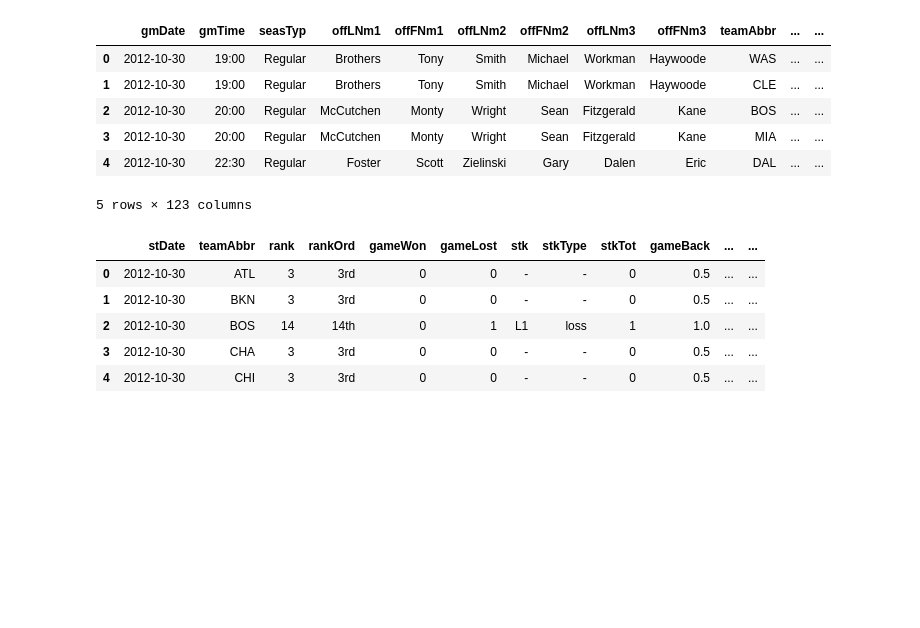
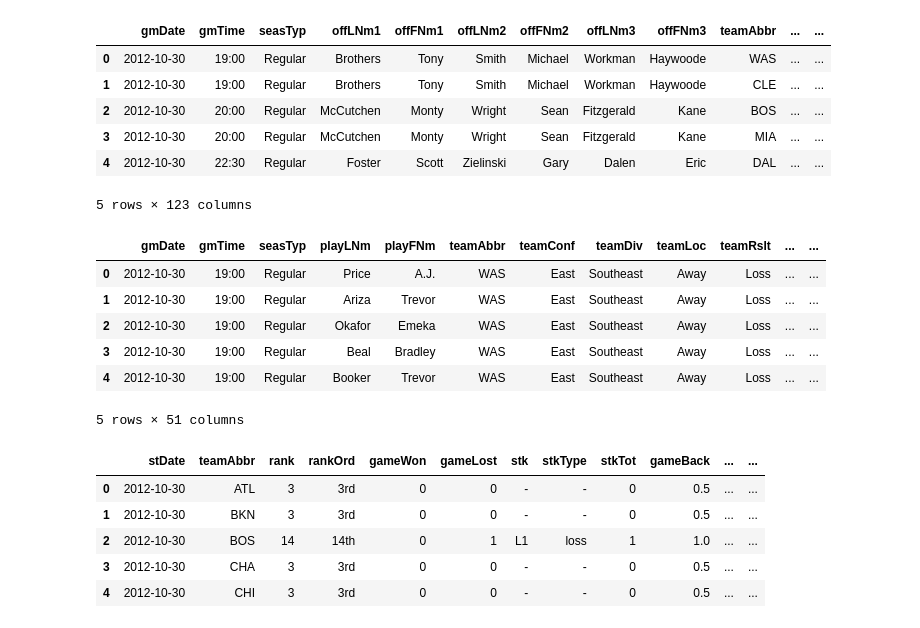
Before and after one commit to jjsahabu/NBA-Game-Predictor, a Jupyter notebook: George's Notebook.ipynb, the cells around one changed output. Drawn from its saved outputs; the diff is of its cells as text; code cells hidden in the pictures; blank space fills up the shorter version.

Commit message:
Finished statistical,player, and coaching data parsing

```diff
--- a/George's Notebook.ipynb
+++ b/George's Notebook.ipynb
@@ -47,4 +47,15 @@ teamBoxScore.head()
 | 3 | 2012-10-30 | 20:00 | Regular | McCutchen | Monty | Wright | Sean | Fitzgerald | Kane | MIA | ... | ... |
 | 4 | 2012-10-30 | 22:30 | Regular | Foster | Scott | Zielinski | Gary | Dalen | Eric | DAL | ... | ... |
 5 rows × 123 columns
+# %%
+playerBoxScore = pd.read_csv("nba-enhanced-stats/2012-18_playerBoxScore.csv")
+playerBoxScore.head()
+# %% [output]
+|  | gmDate | gmTime | seasTyp | playLNm | playFNm | teamAbbr | teamConf | teamDiv | teamLoc | teamRslt | ... | ... |
+| 0 | 2012-10-30 | 19:00 | Regular | Price | A.J. | WAS | East | Southeast | Away | Loss | ... | ... |
+| 1 | 2012-10-30 | 19:00 | Regular | Ariza | Trevor | WAS | East | Southeast | Away | Loss | ... | ... |
+| 2 | 2012-10-30 | 19:00 | Regular | Okafor | Emeka | WAS | East | Southeast | Away | Loss | ... | ... |
+| 3 | 2012-10-30 | 19:00 | Regular | Beal | Bradley | WAS | East | Southeast | Away | Loss | ... | ... |
+| 4 | 2012-10-30 | 19:00 | Regular | Booker | Trevor | WAS | East | Southeast | Away | Loss | ... | ... |
+5 rows × 51 columns
 # %%
```
Also changed, not shown: parts of 9 cells of this notebook.
